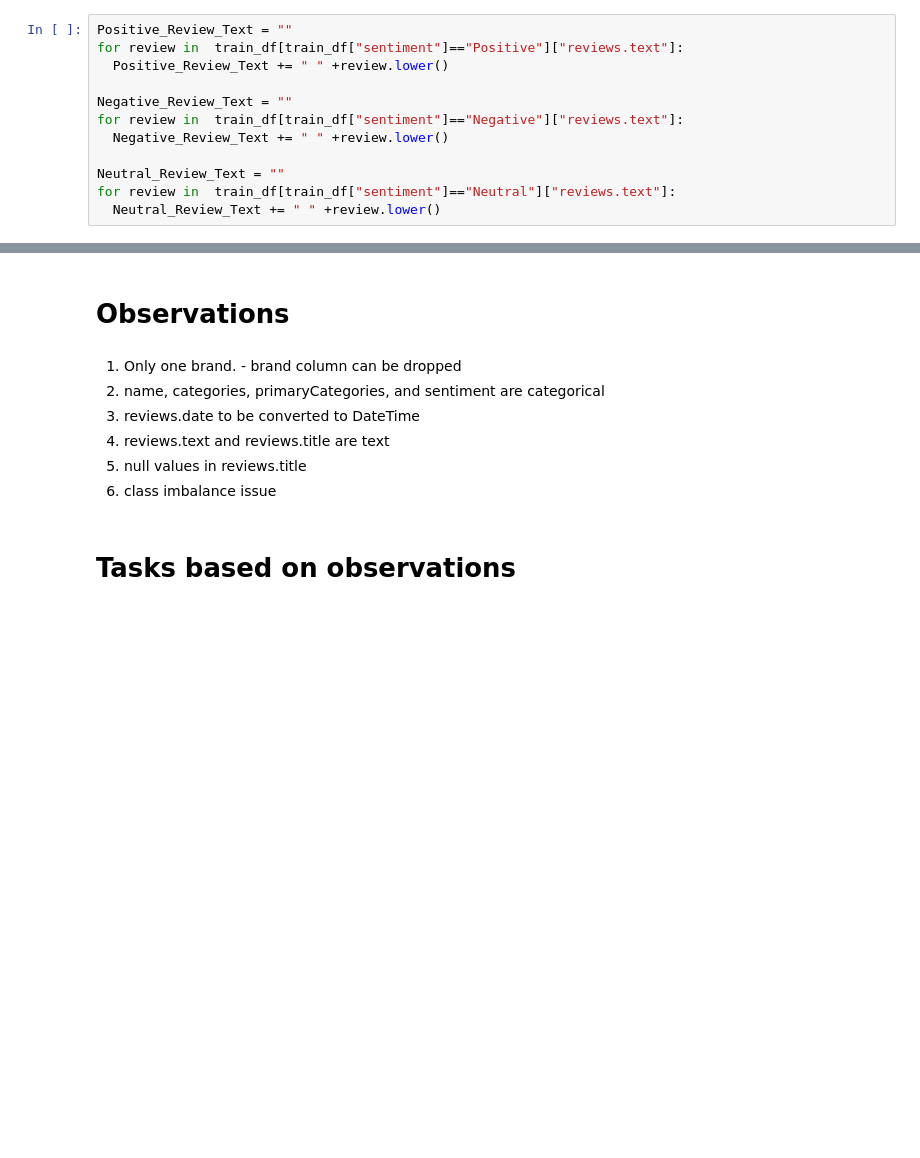
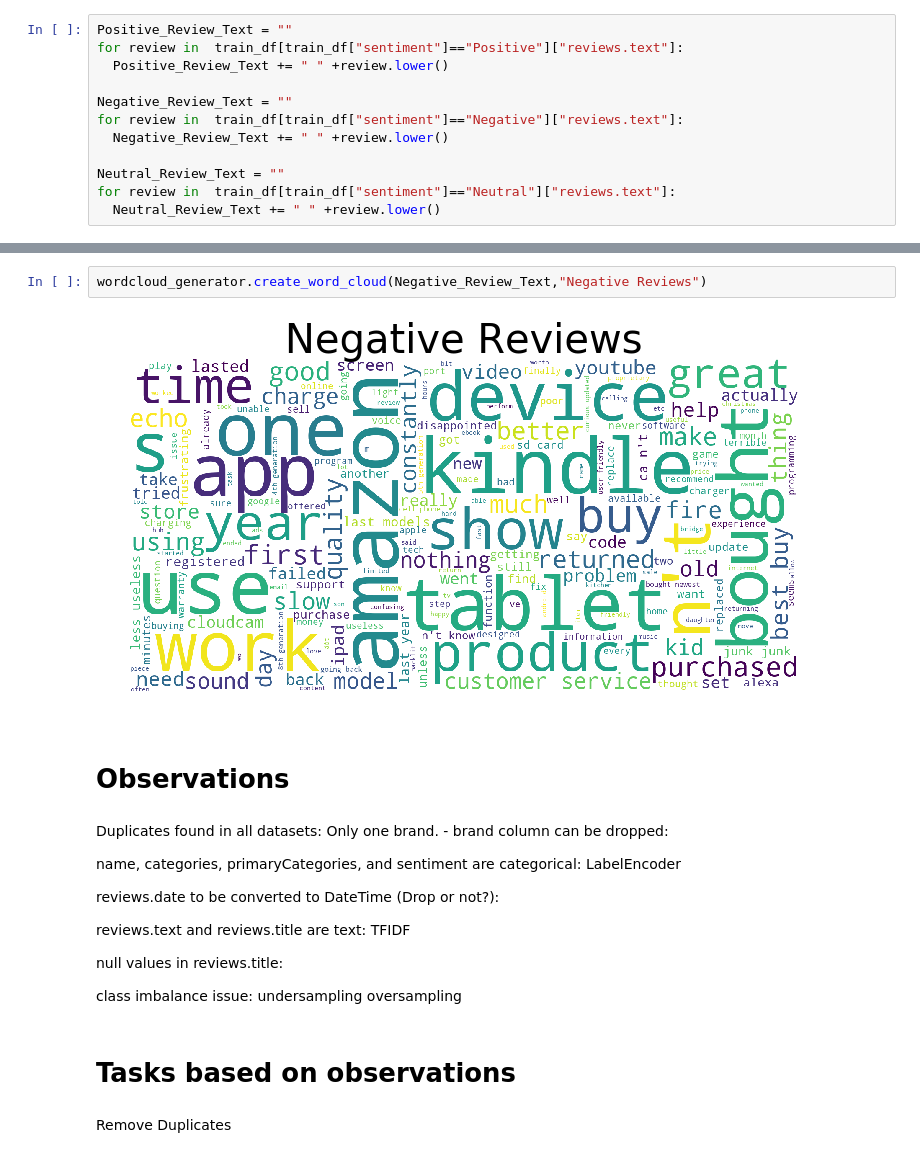
Before and after one commit to gendath/AI-Capstone-Project, a Jupyter notebook: AI CAPSTONE ECOMMERCE.ipynb, the cells around one changed output, grey strips where cells are left out. Saved outputs shown, nothing was run; the diff lists cells and outputs as text; blank space fills up the shorter version.

```diff
--- a/AI CAPSTONE ECOMMERCE.ipynb
+++ b/AI CAPSTONE ECOMMERCE.ipynb
@@ -140,11 +165,27 @@ wordcloud_generator.create_word_cloud(clean_data,"Negative Reviews")
+# %%
+wordcloud_generator.create_word_cloud(Negative_Review_Text,"Negative Reviews")
+# %% [output]
+[figure, added]
 # %% [markdown]
 # Observations
 # %% [markdown]
-1. Only one brand. - brand column can be dropped
-2. name, categories, primaryCategories, and sentiment are categorical
-3. reviews.date to be converted to DateTime
-4. reviews.text and reviews.title are text
-5. null values in reviews.title
-6. class imbalance issue
+Duplicates found in all datasets:
+Only one brand. - brand column can be dropped:
+
+name, categories, primaryCategories, and sentiment are categorical:
+LabelEncoder
+
+reviews.date to be converted to DateTime (Drop or not?):
+
+reviews.text and reviews.title are text:
+TFIDF
+
+null values in reviews.title:
+
+class imbalance issue:
+undersampling
+oversampling
 # %% [markdown]
 # Tasks based on observations
+# %% [markdown]
+Remove Duplicates
```
Also changed, not shown: parts of 32 cells of this notebook.
